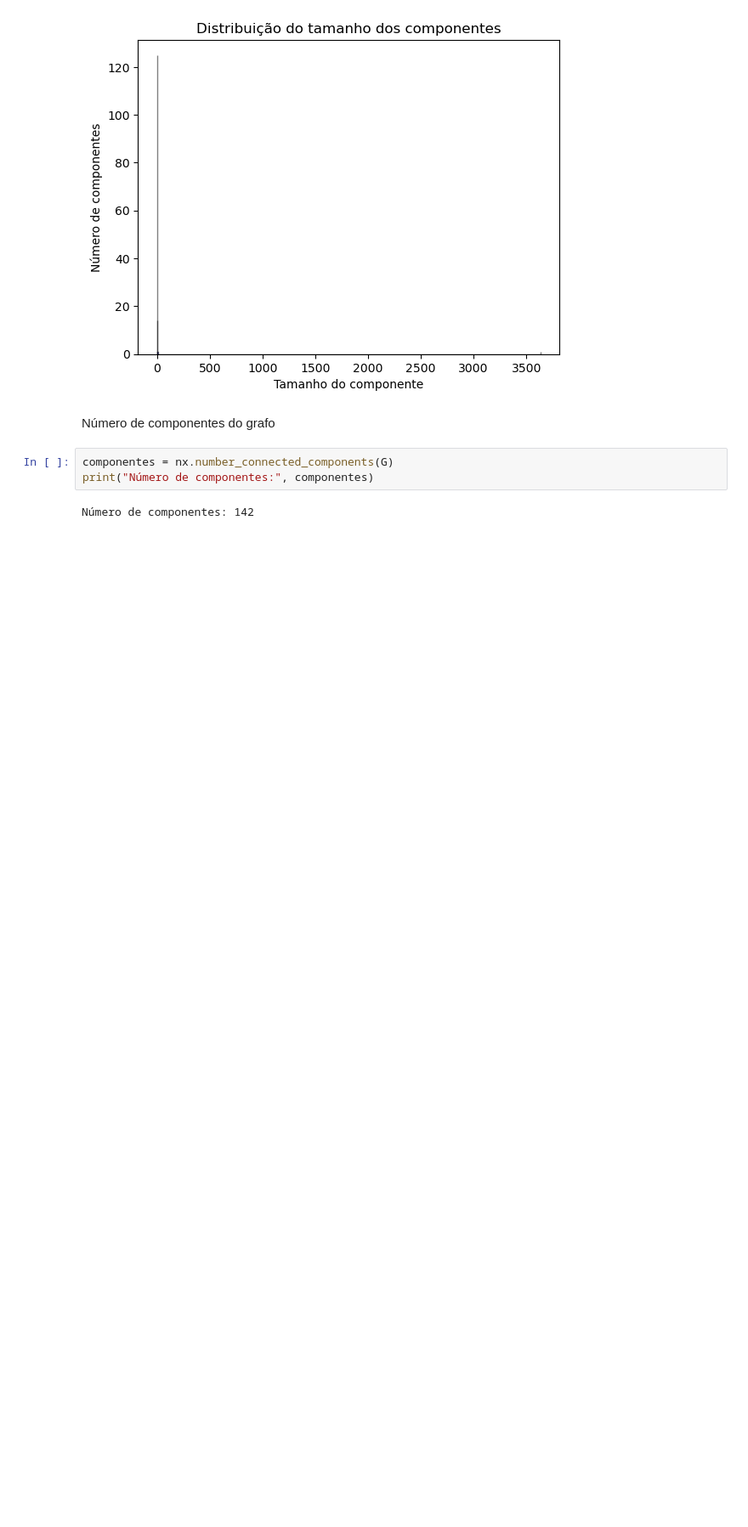
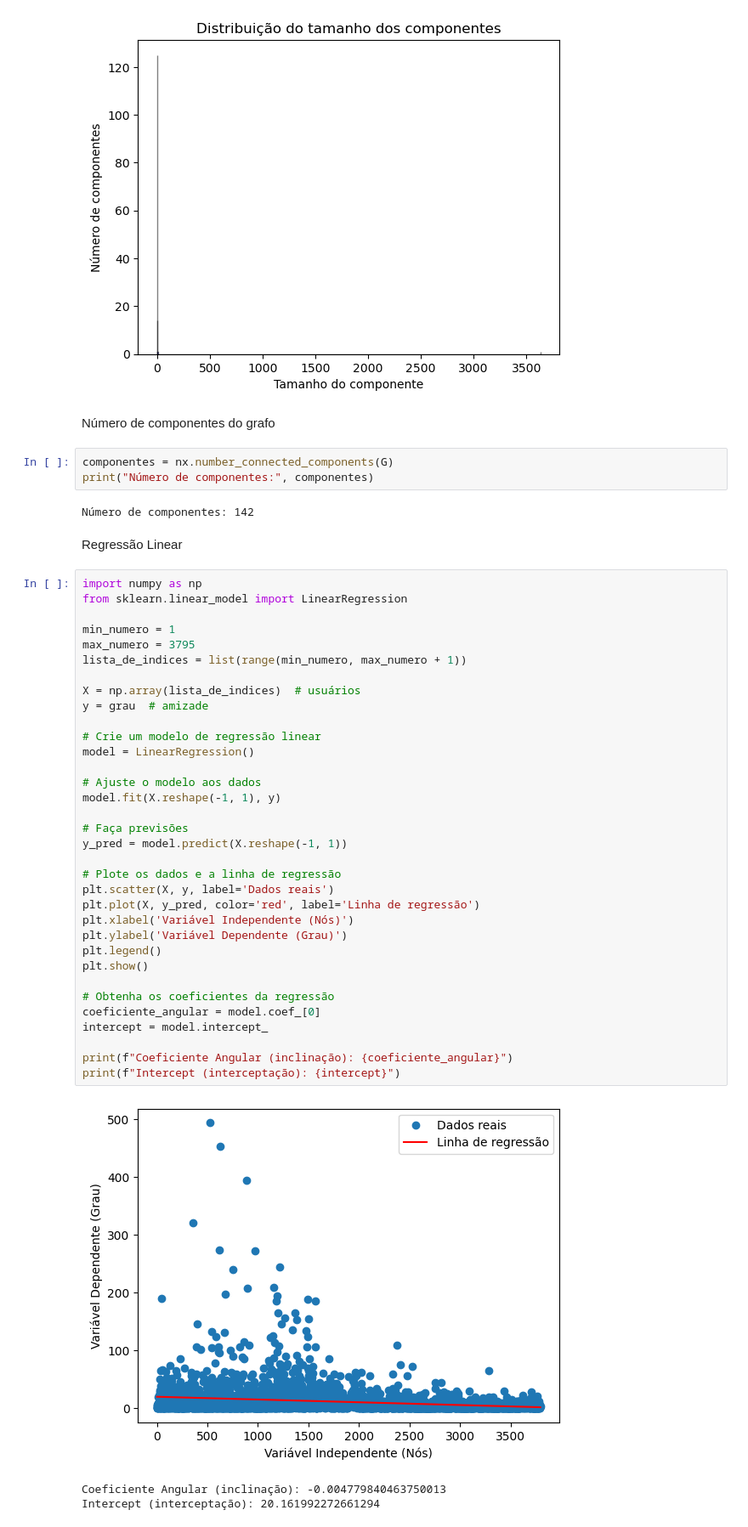
Before and after one commit to gilliardrodrigues/untappd_social_media_analysis_and_mining, a Jupyter notebook: src/notebooks/graph/network_graph_main.ipynb, the cells around one changed output. Shown at 85% size. Saved outputs shown, nothing was run; the diff lists cells and outputs as text; blank space fills up the shorter version.

```diff
--- a/src/notebooks/graph/network_graph_main.ipynb
+++ b/src/notebooks/graph/network_graph_main.ipynb
@@ -101,3 +120,43 @@ componentes = nx.number_connected_components(G)
 print("Número de componentes:", componentes)
 # %% [output]
 Número de componentes: 142
+# %% [markdown]
+Regressão Linear
+# %%
+import numpy as np
+from sklearn.linear_model import LinearRegression
+
+min_numero = 1
+max_numero = 3795
+lista_de_indices = list(range(min_numero, max_numero + 1))
+
+X = np.array(lista_de_indices)  # usuários
+y = grau  # amizade
+
+# Crie um modelo de regressão linear
+model = LinearRegression()
+
+# Ajuste o modelo aos dados
+model.fit(X.reshape(-1, 1), y)
+
+# Faça previsões
+y_pred = model.predict(X.reshape(-1, 1))
+
+# Plote os dados e a linha de regressão
+plt.scatter(X, y, label='Dados reais')
+plt.plot(X, y_pred, color='red', label='Linha de regressão')
+plt.xlabel('Variável Independente (Nós)')
+plt.ylabel('Variável Dependente (Grau)')
+plt.legend()
+plt.show()
+
+# Obtenha os coeficientes da regressão
+coeficiente_angular = model.coef_[0]
+intercept = model.intercept_
+
+print(f"Coeficiente Angular (inclinação): {coeficiente_angular}")
+print(f"Intercept (interceptação): {intercept}")
+# %% [output]
+[figure, added]
+Coeficiente Angular (inclinação): -0.004779840463750013
+Intercept (interceptação): 20.161992272661294
```
Also changed, not shown: parts of 6 cells of this notebook.
